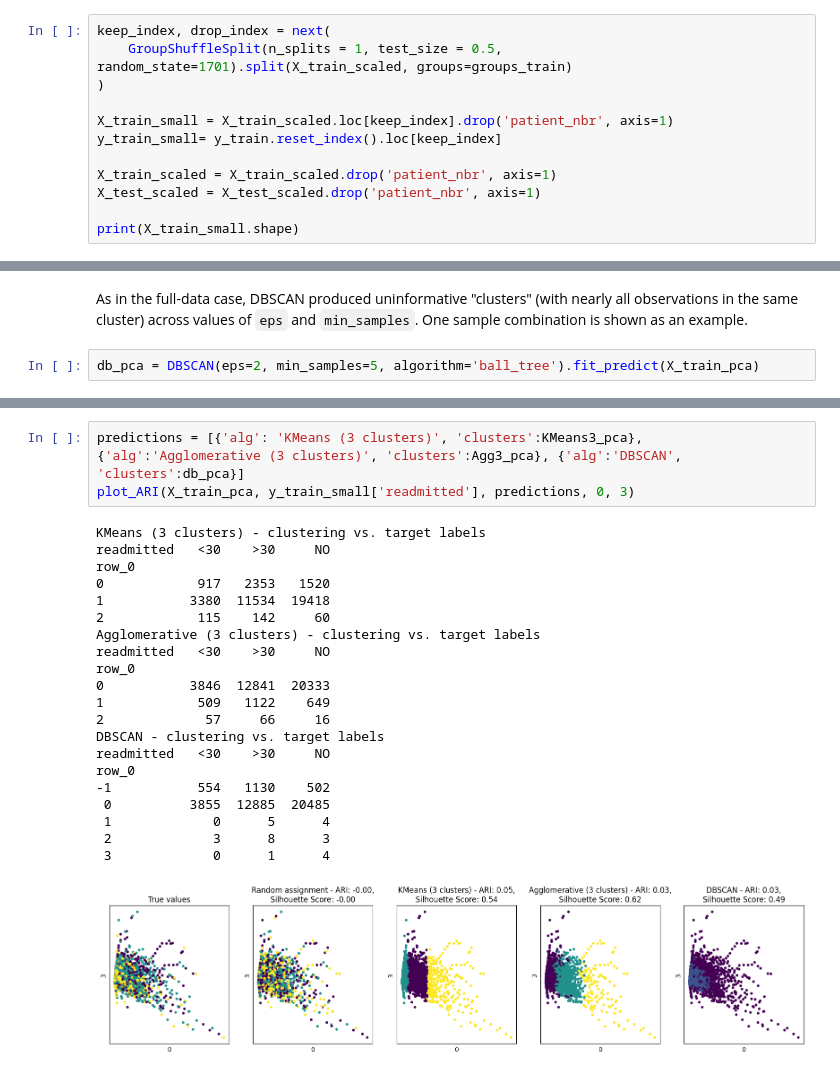
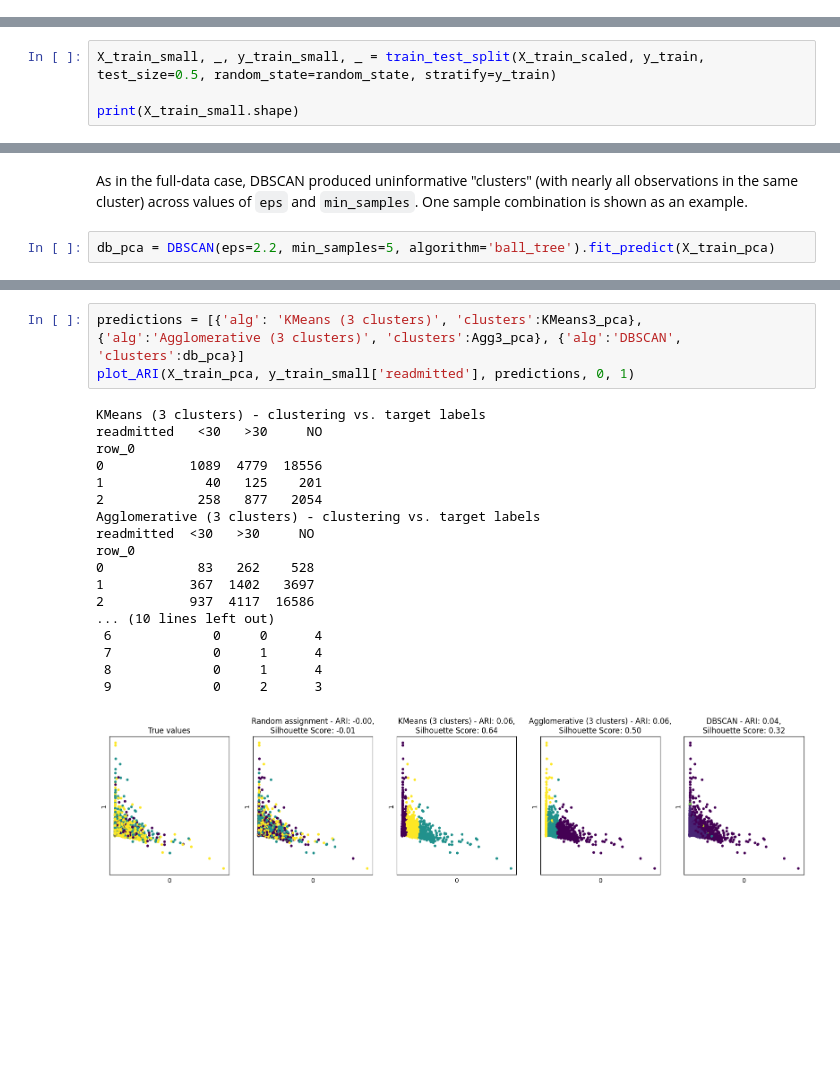
Before and after one commit to bennettJG/data17200project, a Jupyter notebook: Unsupervised_Learning.ipynb, the cells around one changed output, grey strips where cells are left out. Cells and saved outputs as stored; diff of their text form; blank space fills up the shorter version.

```diff
--- a/Unsupervised_Learning.ipynb
+++ b/Unsupervised_Learning.ipynb
@@ -67,15 +65,3 @@ To experiment with clustering techniques without running into computational cons
 
 # print("Estimated number of clusters: %d" % n_clusters_)
 #print("Estimated number of noise points: %d" % n_noise_)
-# %%
-keep_index, drop_index = next(
-    GroupShuffleSplit(n_splits = 1, test_size = 0.5, random_state=1701).split(X_train_scaled, groups=groups_train)
-)
-
-X_train_small = X_train_scaled.loc[keep_index].drop('patient_nbr', axis=1)
-y_train_small= y_train.reset_index().loc[keep_index]
-
-X_train_scaled = X_train_scaled.drop('patient_nbr', axis=1)
-X_test_scaled = X_test_scaled.drop('patient_nbr', axis=1)
-
-print(X_train_small.shape)
@@ -83,0 +68,4 @@ print(X_train_small.shape)
+# %%
+X_train_small, _, y_train_small, _ = train_test_split(X_train_scaled, y_train, test_size=0.5, random_state=random_state, stratify=y_train)
+
+print(X_train_small.shape)
@@ -343,5 +346,5 @@ Agg2_pca = AgglomerativeClustering(n_clusters=2, connectivity=connectivity_pca).
 # %% [markdown]
 As in the full-data case, DBSCAN produced uninformative "clusters" (with nearly all observations in the same cluster) across values of `eps` and `min_samples`. One sample combination is shown as an example.
 # %%
-db_pca = DBSCAN(eps=2, min_samples=5, algorithm='ball_tree').fit_predict(X_train_pca)
+db_pca = DBSCAN(eps=2.2, min_samples=5, algorithm='ball_tree').fit_predict(X_train_pca)
 # %% [markdown]
@@ -371,27 +374,24 @@ row_0
 # %%
 predictions = [{'alg': 'KMeans (3 clusters)', 'clusters':KMeans3_pca}, {'alg':'Agglomerative (3 clusters)', 'clusters':Agg3_pca}, {'alg':'DBSCAN', 'clusters':db_pca}]
-plot_ARI(X_train_pca, y_train_small['readmitted'], predictions, 0, 3)
+plot_ARI(X_train_pca, y_train_small['readmitted'], predictions, 0, 1)
 # %% [output]
 KMeans (3 clusters) - clustering vs. target labels
-readmitted   <30    >30     NO
+readmitted   <30   >30     NO
 row_0
-0            917   2353   1520
-1           3380  11534  19418
-2            115    142     60
+0           1089  4779  18556
+1             40   125    201
+2            258   877   2054
 Agglomerative (3 clusters) - clustering vs. target labels
-readmitted   <30    >30     NO
+readmitted  <30   >30     NO
 row_0
-0           3846  12841  20333
-1            509   1122    649
-2             57     66     16
-DBSCAN - clustering vs. target labels
-readmitted   <30    >30     NO
-row_0
--1           554   1130    502
- 0          3855  12885  20485
- 1             0      5      4
- 2             3      8      3
- 3             0      1      4
+0            83   262    528
+1           367  1402   3697
+2           937  4117  16586
+... (10 lines left out)
+ 6             0     0      4
+ 7             0     1      4
+ 8             0     1      4
+ 9             0     2      3
-[figure, old version]
+[figure, new version]
 # %%
 predictions = [{'alg': 'KMeans (2 clusters)', 'clusters':KMeans2_pca}, {'alg':'Agglomerative (2 clusters)', 'clusters':Agg2_pca}, {'alg':'DBSCAN', 'clusters':db_pca}]
```
Also changed, not shown: parts of 23 cells of this notebook.
